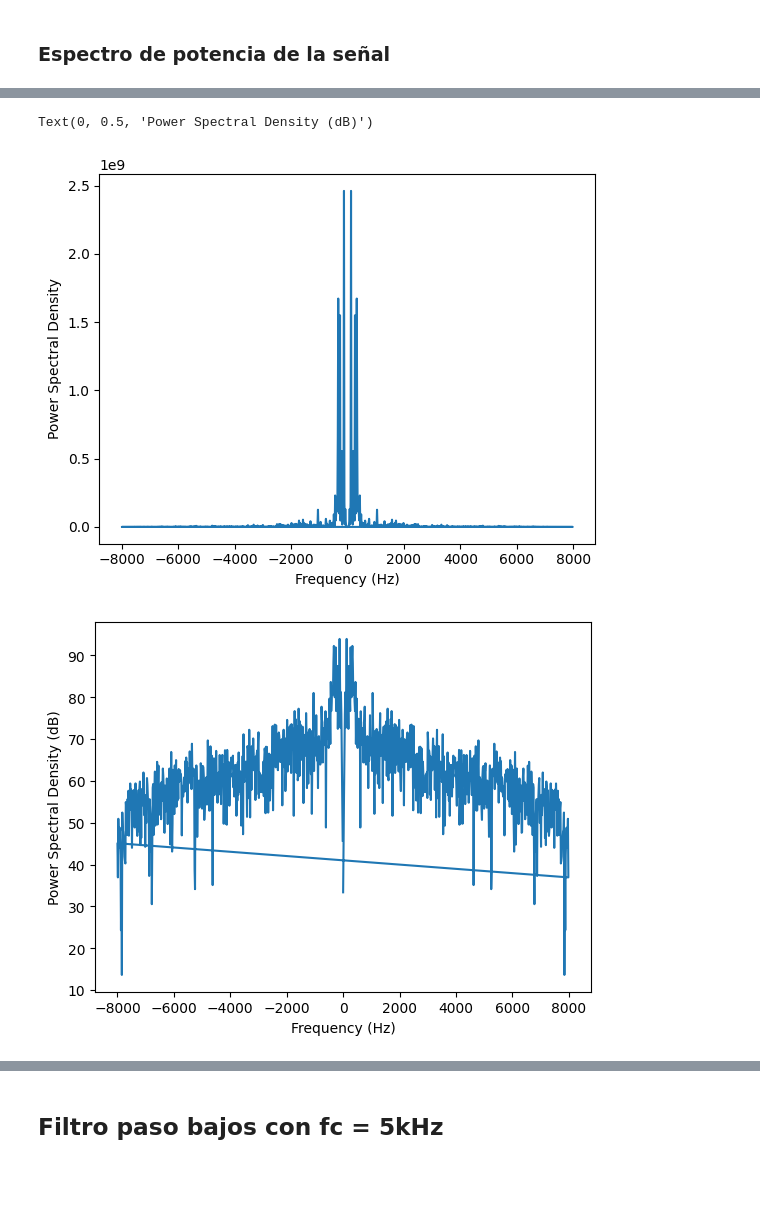
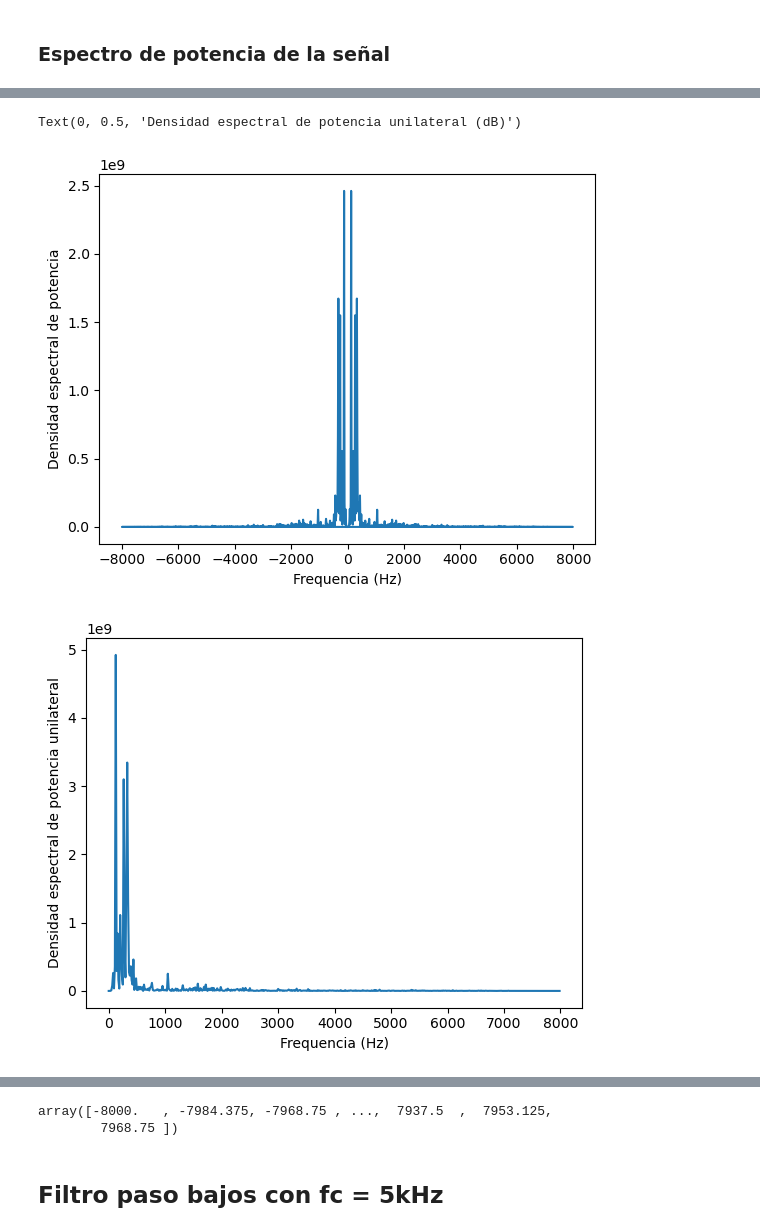
Before and after one commit to crisart2001/Taller_Instrumentacion, a Jupyter notebook: lab_1/lab1.ipynb, the cells around one changed output, grey strips where cells are left out. Saved outputs shown, nothing was run; the diff lists cells and outputs as text; code cells hidden in the pictures; blank space fills up the shorter version.

```diff
--- a/lab_1/lab1.ipynb
+++ b/lab_1/lab1.ipynb
@@ -159,21 +177,31 @@ Text(0, 0.5, 'Power Spectral Density (dB)')
 # %%
 power_spectrum_ruido = np.abs(fft_sum_)**2
 
 N = len(power_spectrum_ruido)
 new_frequency = np.fft.fftfreq(N, d=1.0/silencio.frame_rate)
 
 plt.figure()
 plt.plot(new_frequency, power_spectrum_ruido)
-plt.xlabel('Frequency (Hz)')
-plt.ylabel('Power Spectral Density')
+plt.xlabel('Frequencia (Hz)')
+plt.ylabel('Densidad espectral de potencia')
 
+plt.figure()
+plt.plot(new_frequency[0:512], 2*power_spectrum_ruido[0:512])
+plt.xlabel('Frequencia (Hz)')
+plt.ylabel('Densidad espectral de potencia unilateral')
 #En dB
 
 plt.figure()
-plt.plot(new_frequency, 10 * np.log10(power_spectrum_ruido))
+plt.plot(new_frequency[0:512], 10 * np.log10(power_spectrum_ruido)[0:512],color='b')
+plt.plot(new_frequency[512:1024], 10 * np.log10(power_spectrum_ruido)[512:1024],color='b')
 plt.xlabel('Frequency (Hz)')
-plt.ylabel('Power Spectral Density (dB)')
+plt.ylabel('Densidad espectral de potencia (dB)')
+
+plt.figure()
+plt.plot(new_frequency[0:512], 10 * np.log10(2*power_spectrum_ruido)[0:512])
+plt.xlabel('Frequency (Hz)')
+plt.ylabel('Densidad espectral de potencia unilateral (dB)')
 # %% [output]
-Text(0, 0.5, 'Power Spectral Density (dB)')
+Text(0, 0.5, 'Densidad espectral de potencia unilateral (dB)')
-[figure, old version]
+[figure, new version]
-[figure, old version]
+[figure, new version]
@@ -180,5 +210,11 @@ Text(0, 0.5, 'Power Spectral Density (dB)')
 # %%
 plt.show()
+# %%
+fixed = np.concatenate((new_frequency[512:1024],new_frequency[0:511]), axis=None)
+fixed[0:1024]
+# %% [output]
+array([-8000.   , -7984.375, -7968.75 , ...,  7937.5  ,  7953.125,
+        7968.75 ])
 # %% [markdown]
 ## Filtro paso bajos con fc = 5kHz
 # %%
```
Also changed, not shown: parts of 6 cells of this notebook.
